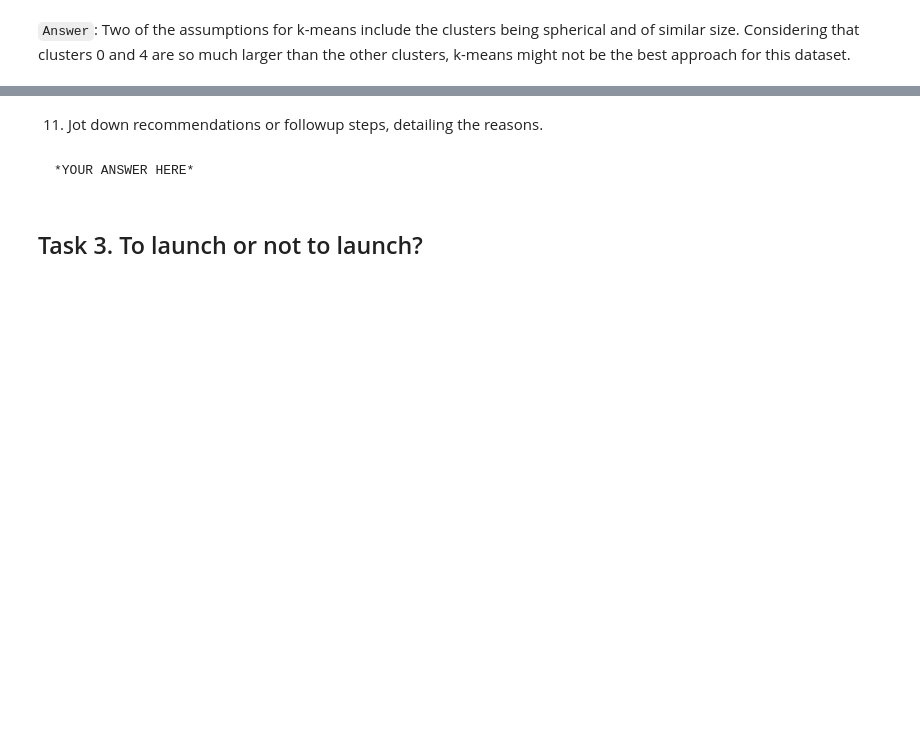
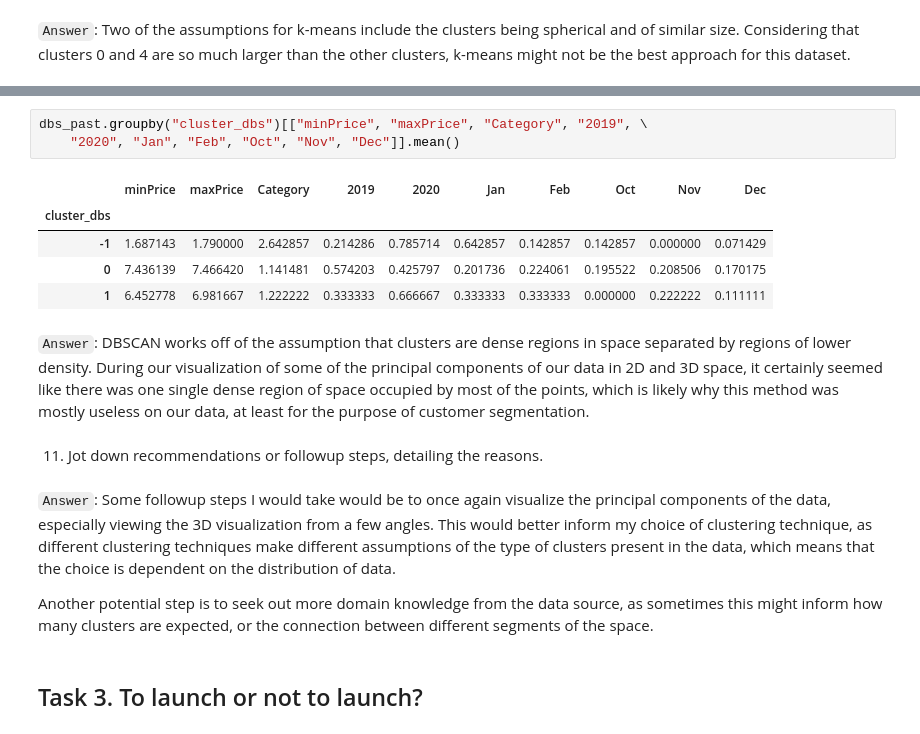
Before and after one commit to MichalRoztocki/FourthBrain-Weekly-Assignments, a Jupyter notebook: week-8-semisupervised-unsupervised-selfsupervised/nb/new-product-launch.ipynb, the cells around one changed output, grey strips where cells are left out. Drawn from its saved outputs; the diff is of its cells as text; blank space fills up the shorter version.

```diff
--- a/week-8-semisupervised-unsuperivsed-selfsupervised/nb/new-product-launch.ipynb
+++ b/week-8-semisupervised-unsupervised-selfsupervised/nb/new-product-launch.ipynb
@@ -587,7 +670,20 @@ The pairplot above is another great visualization of how well separated these cl
+# %%
+dbs_past.groupby("cluster_dbs")[["minPrice", "maxPrice", "Category", "2019", \
+    "2020", "Jan", "Feb", "Oct", "Nov", "Dec"]].mean()
+# %% [output]
+|  | minPrice | maxPrice | Category | 2019 | 2020 | Jan | Feb | Oct | Nov | Dec |
+| cluster_dbs |  |  |  |  |  |  |  |  |  |  |
+| -1 | 1.687143 | 1.790000 | 2.642857 | 0.214286 | 0.785714 | 0.642857 | 0.142857 | 0.142857 | 0.000000 | 0.071429 |
+| 0 | 7.436139 | 7.466420 | 1.141481 | 0.574203 | 0.425797 | 0.201736 | 0.224061 | 0.195522 | 0.208506 | 0.170175 |
+| 1 | 6.452778 | 6.981667 | 1.222222 | 0.333333 | 0.666667 | 0.333333 | 0.333333 | 0.000000 | 0.222222 | 0.111111 |
+# %% [markdown]
+`Answer`: DBSCAN works off of the assumption that clusters are dense regions in space separated by regions of lower density. During our visualization of some of the principal components of our data in 2D and 3D space, it certainly seemed like there was one single dense region of space occupied by most of the points, which is likely why this method was mostly useless on our data, at least for the purpose of customer segmentation.
 # %% [markdown]
 11. Jot down recommendations or followup steps, detailing the reasons.
 # %% [markdown]
-    *YOUR ANSWER HERE*
+`Answer`: Some followup steps I would take would be to once again visualize the principal components of the data, especially viewing the 3D visualization from a few angles. This would better inform my choice of clustering technique, as different clustering techniques make different assumptions of the type of clusters present in the data, which means that the choice is dependent on the distribution of data.
+
+Another potential step is to seek out more domain knowledge from the data source, as sometimes this might inform how many clusters are expected, or the connection between different segments of the space.
 # %% [markdown]
 ## Task 3. To launch or not to launch?
 # %% [markdown]
```
Also changed, not shown: parts of 22 cells of this notebook, 11 other files.
